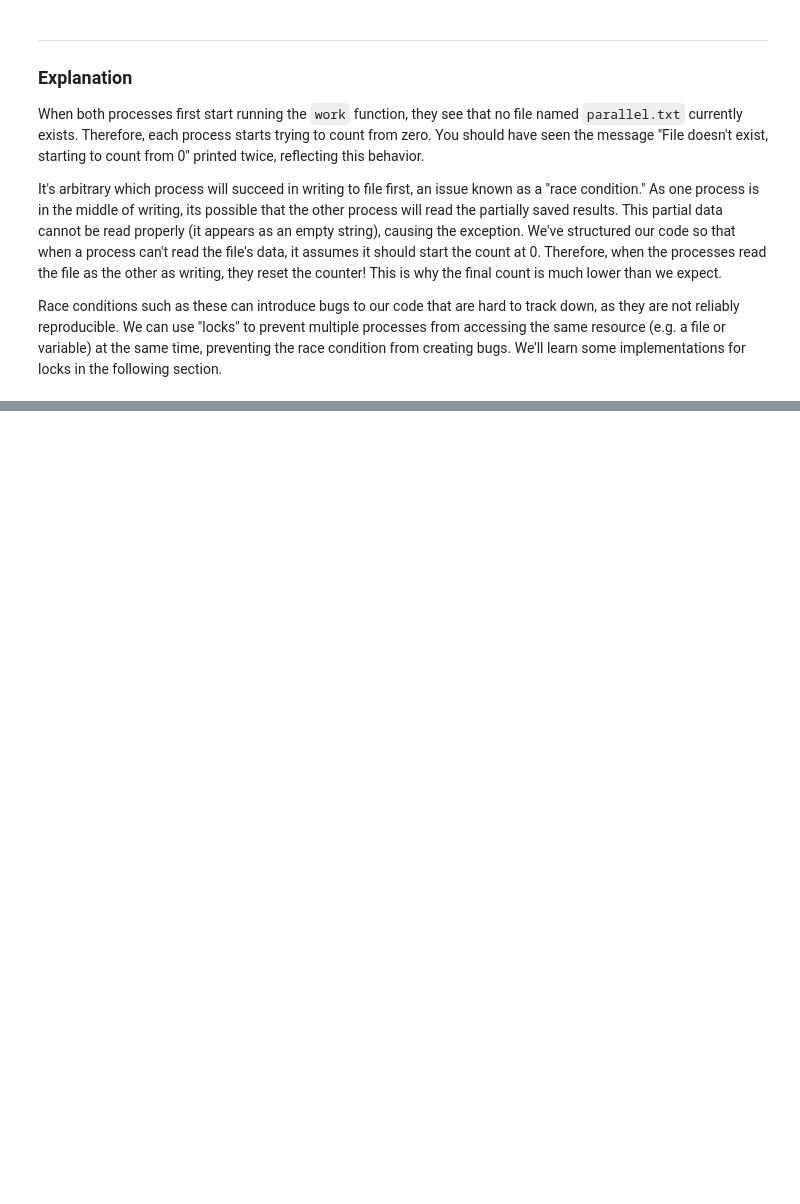
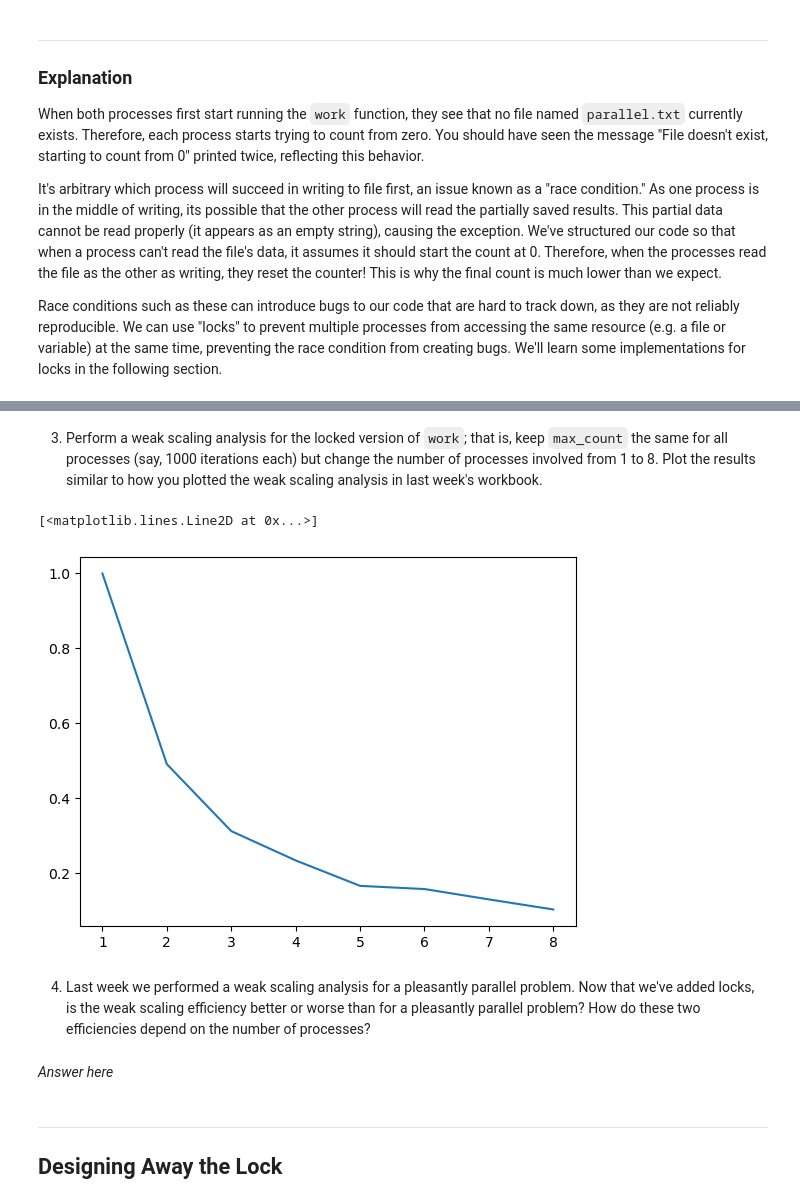
Before and after one commit to clairekope/hpc-python-locks, a Jupyter notebook: workbook_locks.ipynb, the cells around one changed output, grey strips where cells are left out. Cells and saved outputs as stored; diff of their text form; code cells hidden in the pictures; blank space fills up the shorter version.

Commit message:
Using locks on HPCC

```diff
--- a/workbook_locks.ipynb
+++ b/workbook_locks.ipynb
@@ -84,7 +86,8 @@ import multiprocessing
 import functools
 
 with multiprocessing.Pool(processes=2) as p:
-    p.map(functools.partial(work, filename="parallel.txt"), [1000, 2000])
+    partial_func = functools.partial(work, filename="parallel.txt")
+    p.map(partial_func, [1000, 2000])
 # %% [output]
 File doesn't exist, starting to count from 0.File doesn't exist, starting to count from 0.
 
@@ -144,0 +187,4 @@ We have to provide a file name in which to store the lock information.
+# %%
+with multiprocessing.Pool(processes=2) as p:
+    partial_func = functools.partial(work, filename="parallel_locked.txt")
+    p.map(partial_func, [1000, 2000])
@@ -144,0 +202,37 @@ We have to provide a file name in which to store the lock information.
+# %% [markdown]
+3. Perform a weak scaling analysis for the locked version of `work`; that is, keep `max_count` the same for all processes (say, 1000 iterations each) but change the number of processes involved from 1 to 8. Plot the results similar to how you plotted the weak scaling analysis in last week's workbook.
+# %%
+import numpy as np
+from time import perf_counter
+n_measurements = 10
+weak_measurements = np.empty(8)
+
+for nprocs in range(1,9):
+    timings = np.empty(n_measurements)
+
+    for i in range(n_measurements):
+
+        start = perf_counter()
+
+        with multiprocessing.Pool(processes=nprocs) as p:
+            partial_func = functools.partial(work, filename="parallel_locked.txt")
+            p.map(partial_func, [1000]*nprocs)
+
+        end = perf_counter()
+        timings[i] = end - start
+
+    weak_measurements[int(nprocs)-1] = timings.mean()
+# %%
+import matplotlib.pyplot as plt
+
+plt.plot(range(1,9), weak_measurements[0]/weak_measurements)
+# %% [output]
+[<matplotlib.lines.Line2D at 0x...>]
+[figure, added]
+# %% [markdown]
+4. Last week we performed a weak scaling analysis for a pleasantly parallel problem. Now that we've added locks, is the weak scaling efficiency better or worse than for a pleasantly parallel problem? How do these two efficiencies depend on the number of processes?
+# %% [markdown]
+*Answer here*
+# %% [markdown]
+---
+## Designing Away the Lock
```
Also changed, not shown: parts of 11 cells of this notebook, 1 other file.
